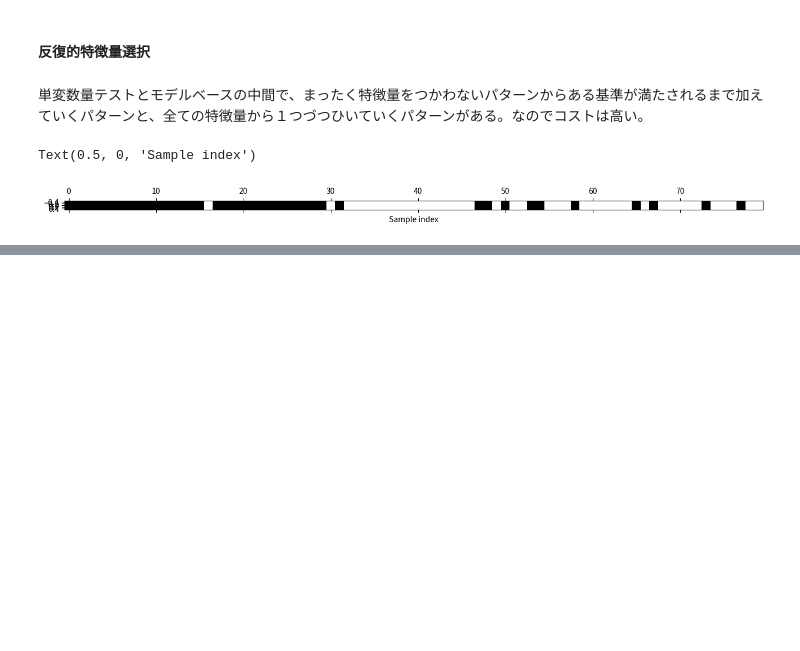
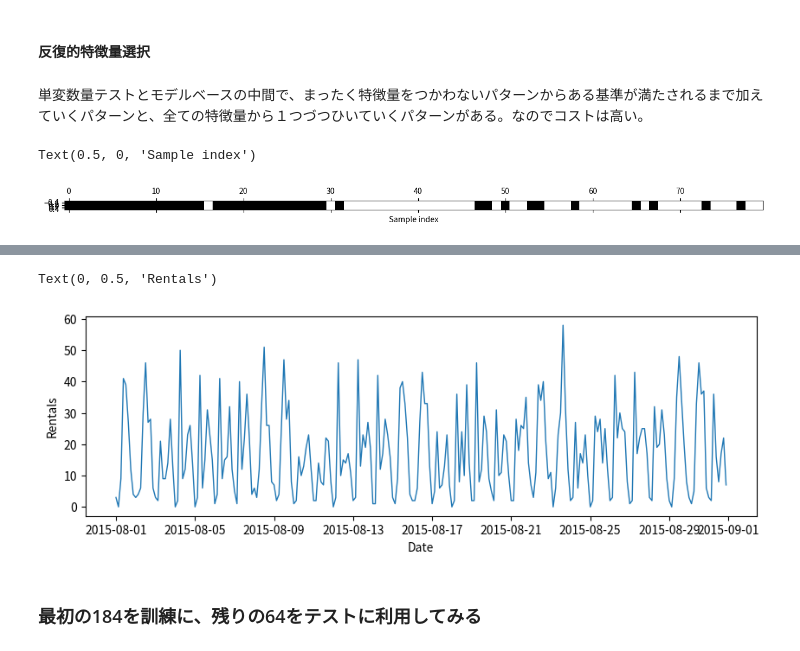
Before and after one commit to TOnodera/machine-learning-with-python, a Jupyter notebook: ch04/one_hot_encoding.ipynb, the cells around one changed output, grey strips where cells are left out. Saved outputs shown, nothing was run; the diff lists cells and outputs as text; code cells hidden in the pictures; blank space fills up the shorter version.

```diff
--- a/ch04/one_hot_encoding.ipynb
+++ b/ch04/one_hot_encoding.ipynb
@@ -408,0 +411,4 @@ Text(0.5, 0, 'Sample index')
+# %%
+import mglearn
+citibike = mglearn.datasets.load_citibike()
+print("Citi Bike data:\n{}".format(citibike.head()) )
@@ -408,0 +424,11 @@ Text(0.5, 0, 'Sample index')
+# %%
+plt.figure(figsize=(10, 3))
+xticks = pd.date_range(start=citibike.index.min(), end=citibike.index.max(), freq='D')
+plt.plot(citibike, linewidth=1)
+plt.xlabel("Date")
+plt.ylabel("Rentals")
+# %% [output]
+Text(0, 0.5, 'Rentals')
+[figure, added]
+# %% [markdown]
+### 最初の184を訓練に、残りの64をテストに利用してみる
```
Also changed, not shown: parts of 4 cells of this notebook.
